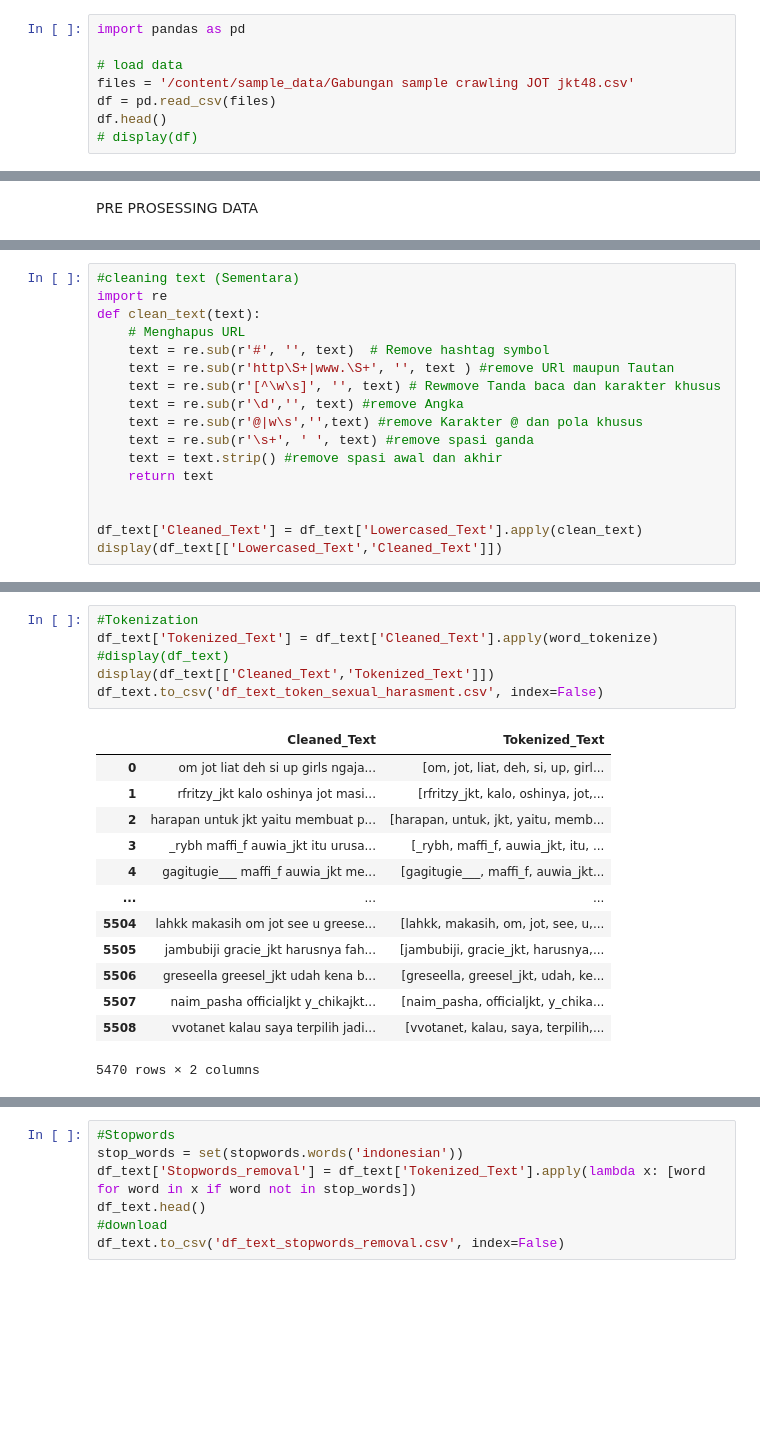
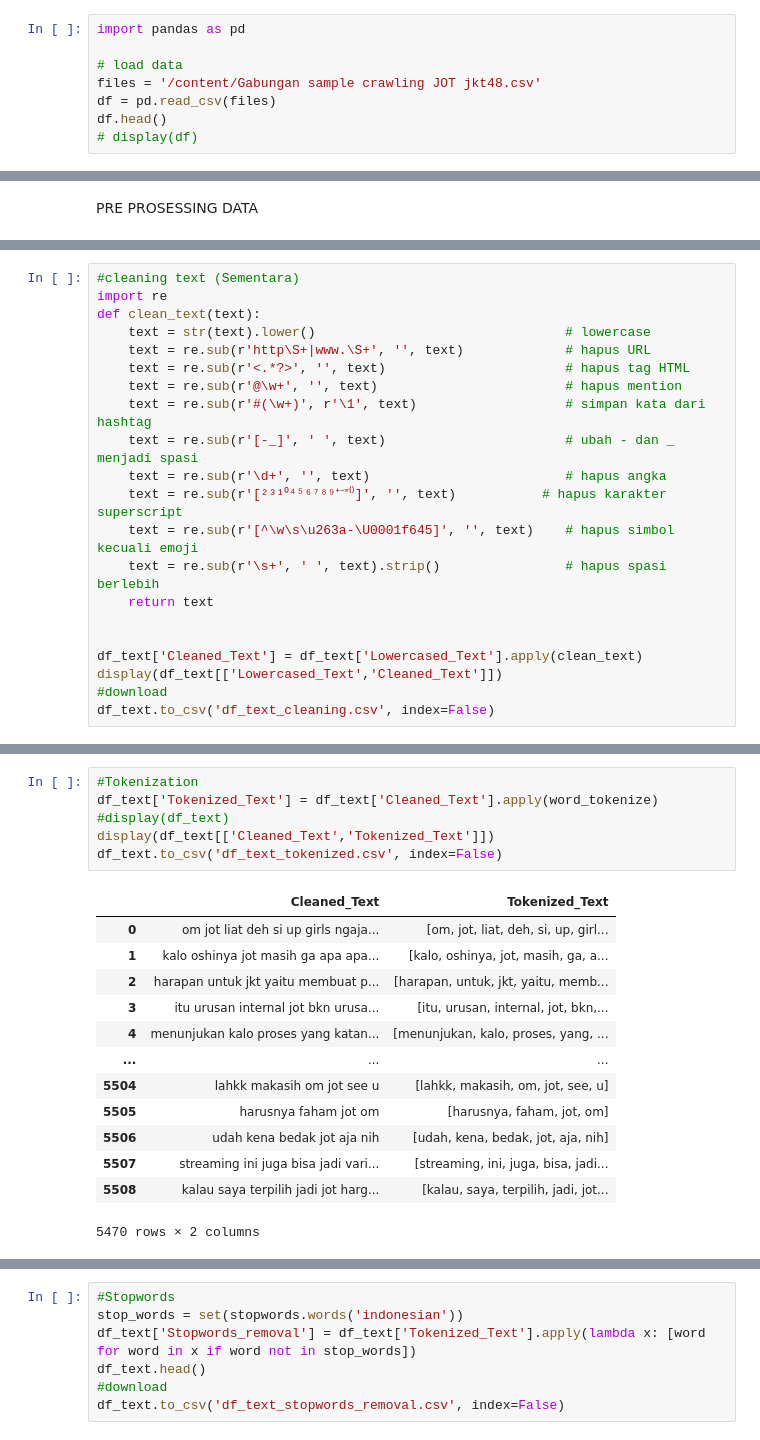
Before and after one commit to Igprad01/Sentimen-Analisis, a Jupyter notebook: Analisis_Sentimen.ipynb, the cells around one changed output, grey strips where cells are left out. Cells and saved outputs as stored; diff of their text form; blank space fills up the shorter version.

```diff
--- a/Analisis_Sentimen.ipynb
+++ b/Analisis_Sentimen.ipynb
@@ -8,7 +8,7 @@ INPUT DATA SET
 import pandas as pd
 
 # load data
-files = '/content/sample_data/Gabungan sample crawling JOT jkt48.csv'
+files = '/content/Gabungan sample crawling JOT jkt48.csv'
 df = pd.read_csv(files)
 df.head()
 # display(df)
@@ -88,20 +92,3 @@ display(df_text)
 | 5507 | @naim_pasha @officialJKT48 @Y_Chi... | @naim_pasha @officialjkt48 @y_chi... |
 | 5508 | @vvotanet Kalau saya terpilih jad... | @vvotanet kalau saya terpilih jad... |
 5470 rows × 2 columns
-# %%
-#cleaning text (Sementara)
-import re
-def clean_text(text):
-    # Menghapus URL
-    text = re.sub(r'#', '', text)  # Remove hashtag symbol
-    text = re.sub(r'http\S+|www.\S+', '', text ) #remove URl maupun Tautan
-    text = re.sub(r'[^\w\s]', '', text) # Rewmove Tanda baca dan karakter khusus
-    text = re.sub(r'\d','', text) #remove Angka
-    text = re.sub(r'@|w\s','',text) #remove Karakter @ dan pola khusus
-    text = re.sub(r'\s+', ' ', text) #remove spasi ganda
-    text = text.strip() #remove spasi awal dan akhir
-    return text
-
-
-df_text['Cleaned_Text'] = df_text['Lowercased_Text'].apply(clean_text)
-display(df_text[['Lowercased_Text','Cleaned_Text']])
@@ -121,0 +95,21 @@ display(df_text[['Lowercased_Text','Cleaned_Text']])
+# %%
+#cleaning text (Sementara)
+import re
+def clean_text(text):
+    text = str(text).lower()                                # lowercase
+    text = re.sub(r'http\S+|www.\S+', '', text)             # hapus URL
+    text = re.sub(r'<.*?>', '', text)                       # hapus tag HTML
+    text = re.sub(r'@\w+', '', text)                        # hapus mention
+    text = re.sub(r'#(\w+)', r'\1', text)                   # simpan kata dari hashtag
+    text = re.sub(r'[-_]', ' ', text)                       # ubah - dan _ menjadi spasi
+    text = re.sub(r'\d+', '', text)                         # hapus angka
+    text = re.sub(r'[²³¹⁰⁴⁵⁶⁷⁸⁹⁺⁻⁼⁽⁾]', '', text)           # hapus karakter superscript
+    text = re.sub(r'[^\w\s\u263a-\U0001f645]', '', text)    # hapus simbol kecuali emoji
+    text = re.sub(r'\s+', ' ', text).strip()                # hapus spasi berlebih
+    return text
+
+
+df_text['Cleaned_Text'] = df_text['Lowercased_Text'].apply(clean_text)
+display(df_text[['Lowercased_Text','Cleaned_Text']])
+#download
+df_text.to_csv('df_text_cleaning.csv', index=False)
@@ -142,20 +146,20 @@ Successfully installed sastrawi-1.0.1
 # %%
 #Tokenization
 df_text['Tokenized_Text'] = df_text['Cleaned_Text'].apply(word_tokenize)
 #display(df_text)
 display(df_text[['Cleaned_Text','Tokenized_Text']])
-df_text.to_csv('df_text_token_sexual_harasment.csv', index=False)
+df_text.to_csv('df_text_tokenized.csv', index=False)
 # %% [output]
 |  | Cleaned_Text | Tokenized_Text |
 | 0 | om jot liat deh si up girls ngaja... | [om, jot, liat, deh, si, up, girl... |
-| 1 | rfritzy_jkt kalo oshinya jot masi... | [rfritzy_jkt, kalo, oshinya, jot,... |
+| 1 | kalo oshinya jot masih ga apa apa... | [kalo, oshinya, jot, masih, ga, a... |
 | 2 | harapan untuk jkt yaitu membuat p... | [harapan, untuk, jkt, yaitu, memb... |
-| 3 | _rybh maffi_f auwia_jkt itu urusa... | [_rybh, maffi_f, auwia_jkt, itu, ... |
-| 4 | gagitugie___ maffi_f auwia_jkt me... | [gagitugie___, maffi_f, auwia_jkt... |
+| 3 | itu urusan internal jot bkn urusa... | [itu, urusan, internal, jot, bkn,... |
+| 4 | menunjukan kalo proses yang katan... | [menunjukan, kalo, proses, yang, ... |
 | ... | ... | ... |
-| 5504 | lahkk makasih om jot see u greese... | [lahkk, makasih, om, jot, see, u,... |
-| 5505 | jambubiji gracie_jkt harusnya fah... | [jambubiji, gracie_jkt, harusnya,... |
-| 5506 | greseella greesel_jkt udah kena b... | [greseella, greesel_jkt, udah, ke... |
-| 5507 | naim_pasha officialjkt y_chikajkt... | [naim_pasha, officialjkt, y_chika... |
-| 5508 | vvotanet kalau saya terpilih jadi... | [vvotanet, kalau, saya, terpilih,... |
+| 5504 | lahkk makasih om jot see u | [lahkk, makasih, om, jot, see, u] |
+| 5505 | harusnya faham jot om | [harusnya, faham, jot, om] |
+| 5506 | udah kena bedak jot aja nih | [udah, kena, bedak, jot, aja, nih] |
+| 5507 | streaming ini juga bisa jadi vari... | [streaming, ini, juga, bisa, jadi... |
+| 5508 | kalau saya terpilih jadi jot harg... | [kalau, saya, terpilih, jadi, jot... |
 5470 rows × 2 columns
```
Also changed, not shown: parts of 15 cells of this notebook.
